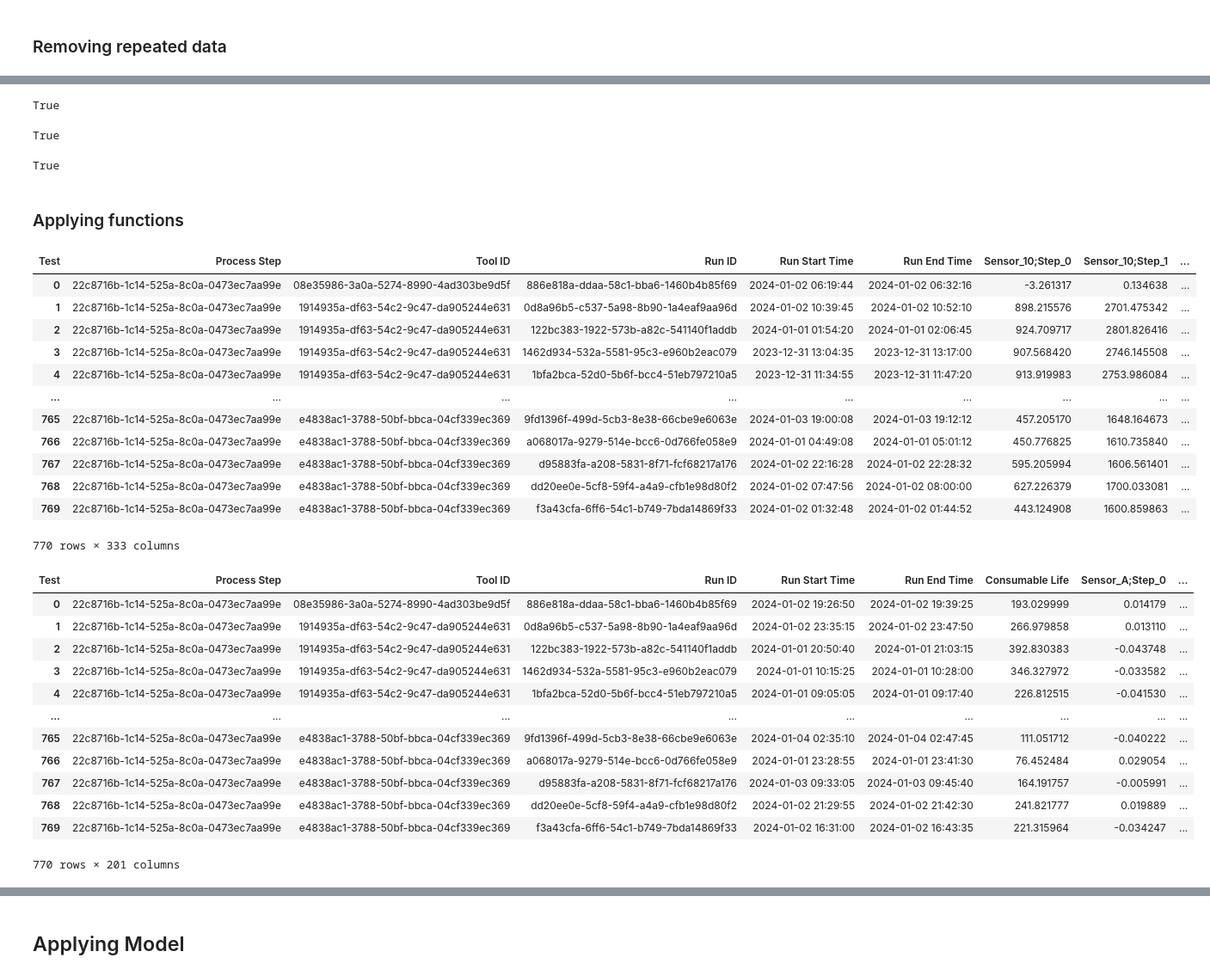
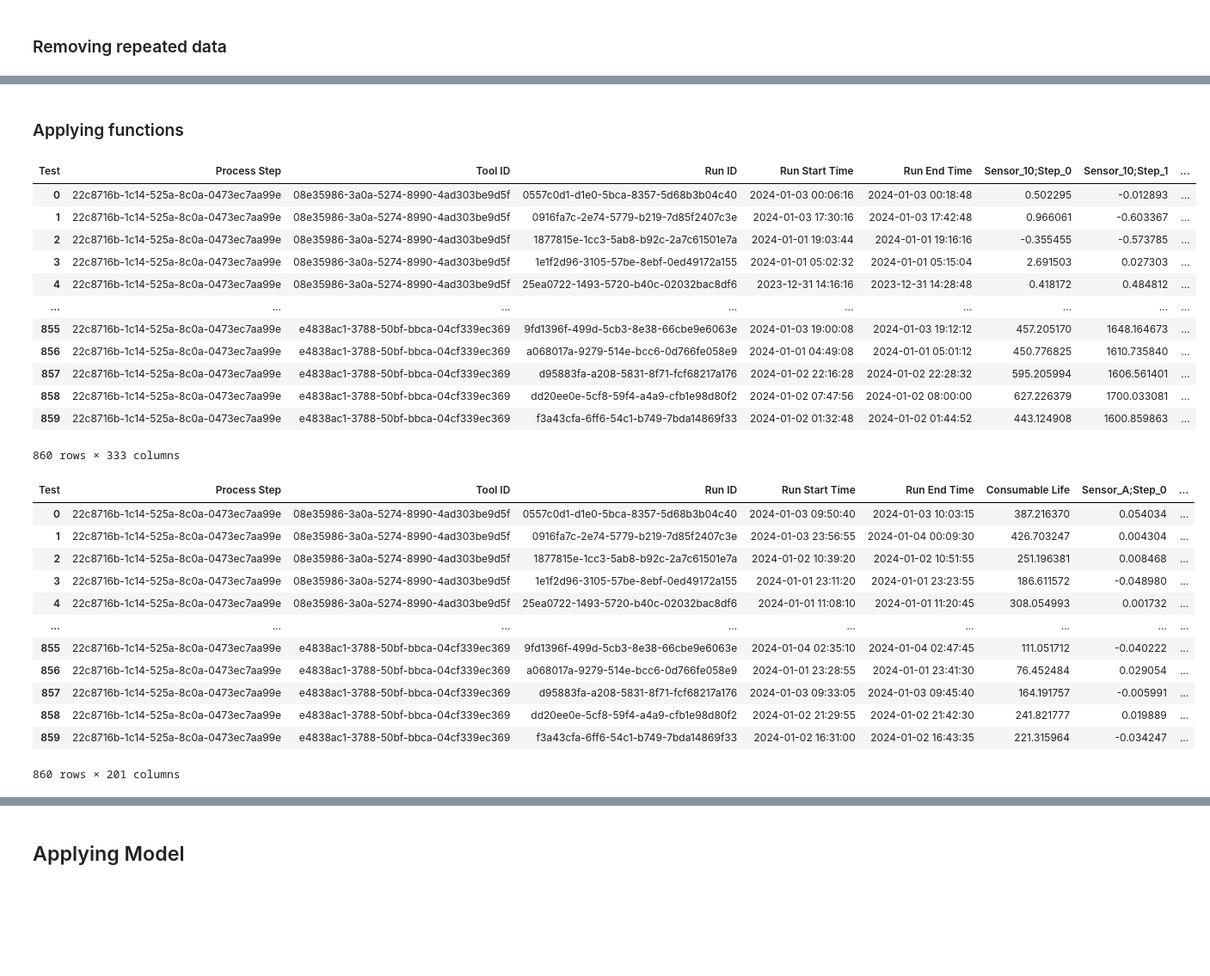
Before and after one commit to alvinnnnnnnnnn/Micron-AI-Challenge, a Jupyter notebook: final.ipynb, the cells around one changed output, grey strips where cells are left out. Shown at 86% size. Cells and saved outputs as stored; diff of their text form; code cells hidden in the pictures; blank space fills up the shorter version.

```diff
--- a/final.ipynb
+++ b/final.ipynb
@@ -1037,24 +1094,18 @@ True
 # %%
-# Proving that for the 90 Run IDs in the train data, that data is also in the test data
-filtered_test_incoming_df = incoming_test_df[incoming_test_df["Run ID"].isin(same_incoming)].sort_values(by=["Run ID", "Time Stamp"]).reset_index(drop=True)
-filtered_incoming_df = incoming_df[incoming_df["Run ID"].isin(same_incoming)].sort_values(by=["Run ID", "Time Stamp"]).reset_index(drop=True)
+# # Proving that for the 90 Run IDs in the train data, that data is also in the test data
+# filtered_test_incoming_df = incoming_test_df[incoming_test_df["Run ID"].isin(same_incoming)].sort_values(by=["Run ID", "Time Stamp"]).reset_index(drop=True)
+# filtered_incoming_df = incoming_df[incoming_df["Run ID"].isin(same_incoming)].sort_values(by=["Run ID", "Time Stamp"]).reset_index(drop=True)
 
-filtered_incoming_df.equals(filtered_test_incoming_df)
+# filtered_incoming_df.equals(filtered_test_incoming_df)
-# %% [output]
-True
 # %%
-filtered_test_run_df = run_test_df[run_test_df["Run ID"].isin(same_run)].sort_values(by=["Run ID", "Time Stamp"]).reset_index(drop=True)
-filtered_run_df = run_df[run_df["Run ID"].isin(same_run)].sort_values(by=["Run ID", "Time Stamp"]).reset_index(drop=True)
+# filtered_test_run_df = run_test_df[run_test_df["Run ID"].isin(same_run)].sort_values(by=["Run ID", "Time Stamp"]).reset_index(drop=True)
+# filtered_run_df = run_df[run_df["Run ID"].isin(same_run)].sort_values(by=["Run ID", "Time Stamp"]).reset_index(drop=True)
 
-filtered_run_df.equals(filtered_test_run_df)
+# filtered_run_df.equals(filtered_test_run_df)
-# %% [output]
-True
 # %%
-# Have to drop measurement column because it is empty in the test data
-filtered_metrology_test_df = metrology_test_df[metrology_test_df["Run ID"].isin(same_run)].sort_values(by=["Run ID", "X_index", "Y_index"]).reset_index(drop=True).drop(columns=["Measurement"])
-filtered_metrology_df = metrology_df[metrology_df["Run ID"].isin(same_run)].sort_values(by=["Run ID", "X_index", "Y_index"]).reset_index(drop=True).drop(columns=["Measurement"])
+# # Have to drop measurement column because it is empty in the test data
+# filtered_metrology_test_df = metrology_test_df[metrology_test_df["Run ID"].isin(same_run)].sort_values(by=["Run ID", "X_index", "Y_index"]).reset_index(drop=True).drop(columns=["Measurement"])
+# filtered_metrology_df = metrology_df[metrology_df["Run ID"].isin(same_run)].sort_values(by=["Run ID", "X_index", "Y_index"]).reset_index(drop=True).drop(columns=["Measurement"])
 
-filtered_metrology_df.equals(filtered_metrology_test_df)
+# filtered_metrology_df.equals(filtered_metrology_test_df)
-# %% [output]
-True
 # %%
@@ -1064,41 +1115,41 @@ test_metrology_df = metrology_test_df[~metrology_test_df["Run ID"].isin(same_run
 # %% [markdown]
 ### Applying functions
 # %%
-incoming_avg_df_test = average_incoming_data(test_incoming_df)
+incoming_avg_df_test = average_incoming_data(incoming_test_df)
 dataframe_incoming_pivot_test = pivot_incoming_data(incoming_avg_df_test)
 
 dataframe_incoming_pivot_test
 # %% [output]
 | Test | Process Step | Tool ID | Run ID | Run Start Time | Run End Time | Sensor_10;Step_0 | Sensor_10;Step_1 | ... |
-| 0 | 22c8716b-1c14-525a-8c0a-0473ec7aa99e | 08e35986-3a0a-5274-8990-4ad303be9d5f | 886e818a-ddaa-58c1-bba6-1460b4b85f69 | 2024-01-02 06:19:44 | 2024-01-02 06:32:16 | -3.261317 | 0.134638 | ... |
-| 1 | 22c8716b-1c14-525a-8c0a-0473ec7aa99e | 1914935a-df63-54c2-9c47-da905244e631 | 0d8a96b5-c537-5a98-8b90-1a4eaf9aa96d | 2024-01-02 10:39:45 | 2024-01-02 10:52:10 | 898.215576 | 2701.475342 | ... |
-| 2 | 22c8716b-1c14-525a-8c0a-0473ec7aa99e | 1914935a-df63-54c2-9c47-da905244e631 | 122bc383-1922-573b-a82c-541140f1addb | 2024-01-01 01:54:20 | 2024-01-01 02:06:45 | 924.709717 | 2801.826416 | ... |
-| 3 | 22c8716b-1c14-525a-8c0a-0473ec7aa99e | 1914935a-df63-54c2-9c47-da905244e631 | 1462d934-532a-5581-95c3-e960b2eac079 | 2023-12-31 13:04:35 | 2023-12-31 13:17:00 | 907.568420 | 2746.145508 | ... |
-| 4 | 22c8716b-1c14-525a-8c0a-0473ec7aa99e | 1914935a-df63-54c2-9c47-da905244e631 | 1bfa2bca-52d0-5b6f-bcc4-51eb797210a5 | 2023-12-31 11:34:55 | 2023-12-31 11:47:20 | 913.919983 | 2753.986084 | ... |
+| 0 | 22c8716b-1c14-525a-8c0a-0473ec7aa99e | 08e35986-3a0a-5274-8990-4ad303be9d5f | 0557c0d1-d1e0-5bca-8357-5d68b3b04c40 | 2024-01-03 00:06:16 | 2024-01-03 00:18:48 | 0.502295 | -0.012893 | ... |
+| 1 | 22c8716b-1c14-525a-8c0a-0473ec7aa99e | 08e35986-3a0a-5274-8990-4ad303be9d5f | 0916fa7c-2e74-5779-b219-7d85f2407c3e | 2024-01-03 17:30:16 | 2024-01-03 17:42:48 | 0.966061 | -0.603367 | ... |
+| 2 | 22c8716b-1c14-525a-8c0a-0473ec7aa99e | 08e35986-3a0a-5274-8990-4ad303be9d5f | 1877815e-1cc3-5ab8-b92c-2a7c61501e7a | 2024-01-01 19:03:44 | 2024-01-01 19:16:16 | -0.355455 | -0.573785 | ... |
+| 3 | 22c8716b-1c14-525a-8c0a-0473ec7aa99e | 08e35986-3a0a-5274-8990-4ad303be9d5f | 1e1f2d96-3105-57be-8ebf-0ed49172a155 | 2024-01-01 05:02:32 | 2024-01-01 05:15:04 | 2.691503 | 0.027303 | ... |
+| 4 | 22c8716b-1c14-525a-8c0a-0473ec7aa99e | 08e35986-3a0a-5274-8990-4ad303be9d5f | 25ea0722-1493-5720-b40c-02032bac8df6 | 2023-12-31 14:16:16 | 2023-12-31 14:28:48 | 0.418172 | 0.484812 | ... |
 | ... | ... | ... | ... | ... | ... | ... | ... | ... |
-| 765 | 22c8716b-1c14-525a-8c0a-0473ec7aa99e | e4838ac1-3788-50bf-bbca-04cf339ec369 | 9fd1396f-499d-5cb3-8e38-66cbe9e6063e | 2024-01-03 19:00:08 | 2024-01-03 19:12:12 | 457.205170 | 1648.164673 | ... |
-| 766 | 22c8716b-1c14-525a-8c0a-0473ec7aa99e | e4838ac1-3788-50bf-bbca-04cf339ec369 | a068017a-9279-514e-bcc6-0d766fe058e9 | 2024-01-01 04:49:08 | 2024-01-01 05:01:12 | 450.776825 | 1610.735840 | ... |
-| 767 | 22c8716b-1c14-525a-8c0a-0473ec7aa99e | e4838ac1-3788-50bf-bbca-04cf339ec369 | d95883fa-a208-5831-8f71-fcf68217a176 | 2024-01-02 22:16:28 | 2024-01-02 22:28:32 | 595.205994 | 1606.561401 | ... |
-| 768 | 22c8716b-1c14-525a-8c0a-0473ec7aa99e | e4838ac1-3788-50bf-bbca-04cf339ec369 | dd20ee0e-5cf8-59f4-a4a9-cfb1e98d80f2 | 2024-01-02 07:47:56 | 2024-01-02 08:00:00 | 627.226379 | 1700.033081 | ... |
-| 769 | 22c8716b-1c14-525a-8c0a-0473ec7aa99e | e4838ac1-3788-50bf-bbca-04cf339ec369 | f3a43cfa-6ff6-54c1-b749-7bda14869f33 | 2024-01-02 01:32:48 | 2024-01-02 01:44:52 | 443.124908 | 1600.859863 | ... |
+| 855 | 22c8716b-1c14-525a-8c0a-0473ec7aa99e | e4838ac1-3788-50bf-bbca-04cf339ec369 | 9fd1396f-499d-5cb3-8e38-66cbe9e6063e | 2024-01-03 19:00:08 | 2024-01-03 19:12:12 | 457.205170 | 1648.164673 | ... |
+| 856 | 22c8716b-1c14-525a-8c0a-0473ec7aa99e | e4838ac1-3788-50bf-bbca-04cf339ec369 | a068017a-9279-514e-bcc6-0d766fe058e9 | 2024-01-01 04:49:08 | 2024-01-01 05:01:12 | 450.776825 | 1610.735840 | ... |
+| 857 | 22c8716b-1c14-525a-8c0a-0473ec7aa99e | e4838ac1-3788-50bf-bbca-04cf339ec369 | d95883fa-a208-5831-8f71-fcf68217a176 | 2024-01-02 22:16:28 | 2024-01-02 22:28:32 | 595.205994 | 1606.561401 | ... |
+| 858 | 22c8716b-1c14-525a-8c0a-0473ec7aa99e | e4838ac1-3788-50bf-bbca-04cf339ec369 | dd20ee0e-5cf8-59f4-a4a9-cfb1e98d80f2 | 2024-01-02 07:47:56 | 2024-01-02 08:00:00 | 627.226379 | 1700.033081 | ... |
+| 859 | 22c8716b-1c14-525a-8c0a-0473ec7aa99e | e4838ac1-3788-50bf-bbca-04cf339ec369 | f3a43cfa-6ff6-54c1-b749-7bda14869f33 | 2024-01-02 01:32:48 | 2024-01-02 01:44:52 | 443.124908 | 1600.859863 | ... |
-770 rows × 333 columns
+860 rows × 333 columns
 # %%
-run_avg_df_test = average_run_data(test_run_df)
+run_avg_df_test = average_run_data(run_test_df)
 dataframe_run_pivot_test = pivot_run_data(run_avg_df_test)
 
 dataframe_run_pivot_test
 # %% [output]
 | Test | Process Step | Tool ID | Run ID | Run Start Time | Run End Time | Consumable Life | Sensor_A;Step_0 | ... |
-| 0 | 22c8716b-1c14-525a-8c0a-0473ec7aa99e | 08e35986-3a0a-5274-8990-4ad303be9d5f | 886e818a-ddaa-58c1-bba6-1460b4b85f69 | 2024-01-02 19:26:50 | 2024-01-02 19:39:25 | 193.029999 | 0.014179 | ... |
-| 1 | 22c8716b-1c14-525a-8c0a-0473ec7aa99e | 1914935a-df63-54c2-9c47-da905244e631 | 0d8a96b5-c537-5a98-8b90-1a4eaf9aa96d | 2024-01-02 23:35:15 | 2024-01-02 23:47:50 | 266.979858 | 0.013110 | ... |
-| 2 | 22c8716b-1c14-525a-8c0a-0473ec7aa99e | 1914935a-df63-54c2-9c47-da905244e631 | 122bc383-1922-573b-a82c-541140f1addb | 2024-01-01 20:50:40 | 2024-01-01 21:03:15 | 392.830383 | -0.043748 | ... |
-| 3 | 22c8716b-1c14-525a-8c0a-0473ec7aa99e | 1914935a-df63-54c2-9c47-da905244e631 | 1462d934-532a-5581-95c3-e960b2eac079 | 2024-01-01 10:15:25 | 2024-01-01 10:28:00 | 346.327972 | -0.033582 | ... |
-| 4 | 22c8716b-1c14-525a-8c0a-0473ec7aa99e | 1914935a-df63-54c2-9c47-da905244e631 | 1bfa2bca-52d0-5b6f-bcc4-51eb797210a5 | 2024-01-01 09:05:05 | 2024-01-01 09:17:40 | 226.812515 | -0.041530 | ... |
+| 0 | 22c8716b-1c14-525a-8c0a-0473ec7aa99e | 08e35986-3a0a-5274-8990-4ad303be9d5f | 0557c0d1-d1e0-5bca-8357-5d68b3b04c40 | 2024-01-03 09:50:40 | 2024-01-03 10:03:15 | 387.216370 | 0.054034 | ... |
+| 1 | 22c8716b-1c14-525a-8c0a-0473ec7aa99e | 08e35986-3a0a-5274-8990-4ad303be9d5f | 0916fa7c-2e74-5779-b219-7d85f2407c3e | 2024-01-03 23:56:55 | 2024-01-04 00:09:30 | 426.703247 | 0.004304 | ... |
+| 2 | 22c8716b-1c14-525a-8c0a-0473ec7aa99e | 08e35986-3a0a-5274-8990-4ad303be9d5f | 1877815e-1cc3-5ab8-b92c-2a7c61501e7a | 2024-01-02 10:39:20 | 2024-01-02 10:51:55 | 251.196381 | 0.008468 | ... |
+| 3 | 22c8716b-1c14-525a-8c0a-0473ec7aa99e | 08e35986-3a0a-5274-8990-4ad303be9d5f | 1e1f2d96-3105-57be-8ebf-0ed49172a155 | 2024-01-01 23:11:20 | 2024-01-01 23:23:55 | 186.611572 | -0.048980 | ... |
+| 4 | 22c8716b-1c14-525a-8c0a-0473ec7aa99e | 08e35986-3a0a-5274-8990-4ad303be9d5f | 25ea0722-1493-5720-b40c-02032bac8df6 | 2024-01-01 11:08:10 | 2024-01-01 11:20:45 | 308.054993 | 0.001732 | ... |
 | ... | ... | ... | ... | ... | ... | ... | ... | ... |
-| 765 | 22c8716b-1c14-525a-8c0a-0473ec7aa99e | e4838ac1-3788-50bf-bbca-04cf339ec369 | 9fd1396f-499d-5cb3-8e38-66cbe9e6063e | 2024-01-04 02:35:10 | 2024-01-04 02:47:45 | 111.051712 | -0.040222 | ... |
-| 766 | 22c8716b-1c14-525a-8c0a-0473ec7aa99e | e4838ac1-3788-50bf-bbca-04cf339ec369 | a068017a-9279-514e-bcc6-0d766fe058e9 | 2024-01-01 23:28:55 | 2024-01-01 23:41:30 | 76.452484 | 0.029054 | ... |
-| 767 | 22c8716b-1c14-525a-8c0a-0473ec7aa99e | e4838ac1-3788-50bf-bbca-04cf339ec369 | d95883fa-a208-5831-8f71-fcf68217a176 | 2024-01-03 09:33:05 | 2024-01-03 09:45:40 | 164.191757 | -0.005991 | ... |
-| 768 | 22c8716b-1c14-525a-8c0a-0473ec7aa99e | e4838ac1-3788-50bf-bbca-04cf339ec369 | dd20ee0e-5cf8-59f4-a4a9-cfb1e98d80f2 | 2024-01-02 21:29:55 | 2024-01-02 21:42:30 | 241.821777 | 0.019889 | ... |
-| 769 | 22c8716b-1c14-525a-8c0a-0473ec7aa99e | e4838ac1-3788-50bf-bbca-04cf339ec369 | f3a43cfa-6ff6-54c1-b749-7bda14869f33 | 2024-01-02 16:31:00 | 2024-01-02 16:43:35 | 221.315964 | -0.034247 | ... |
+| 855 | 22c8716b-1c14-525a-8c0a-0473ec7aa99e | e4838ac1-3788-50bf-bbca-04cf339ec369 | 9fd1396f-499d-5cb3-8e38-66cbe9e6063e | 2024-01-04 02:35:10 | 2024-01-04 02:47:45 | 111.051712 | -0.040222 | ... |
+| 856 | 22c8716b-1c14-525a-8c0a-0473ec7aa99e | e4838ac1-3788-50bf-bbca-04cf339ec369 | a068017a-9279-514e-bcc6-0d766fe058e9 | 2024-01-01 23:28:55 | 2024-01-01 23:41:30 | 76.452484 | 0.029054 | ... |
+| 857 | 22c8716b-1c14-525a-8c0a-0473ec7aa99e | e4838ac1-3788-50bf-bbca-04cf339ec369 | d95883fa-a208-5831-8f71-fcf68217a176 | 2024-01-03 09:33:05 | 2024-01-03 09:45:40 | 164.191757 | -0.005991 | ... |
+| 858 | 22c8716b-1c14-525a-8c0a-0473ec7aa99e | e4838ac1-3788-50bf-bbca-04cf339ec369 | dd20ee0e-5cf8-59f4-a4a9-cfb1e98d80f2 | 2024-01-02 21:29:55 | 2024-01-02 21:42:30 | 241.821777 | 0.019889 | ... |
+| 859 | 22c8716b-1c14-525a-8c0a-0473ec7aa99e | e4838ac1-3788-50bf-bbca-04cf339ec369 | f3a43cfa-6ff6-54c1-b749-7bda14869f33 | 2024-01-02 16:31:00 | 2024-01-02 16:43:35 | 221.315964 | -0.034247 | ... |
-770 rows × 201 columns
+860 rows × 201 columns
 # %%
```
Also changed, not shown: parts of 11 cells of this notebook.
